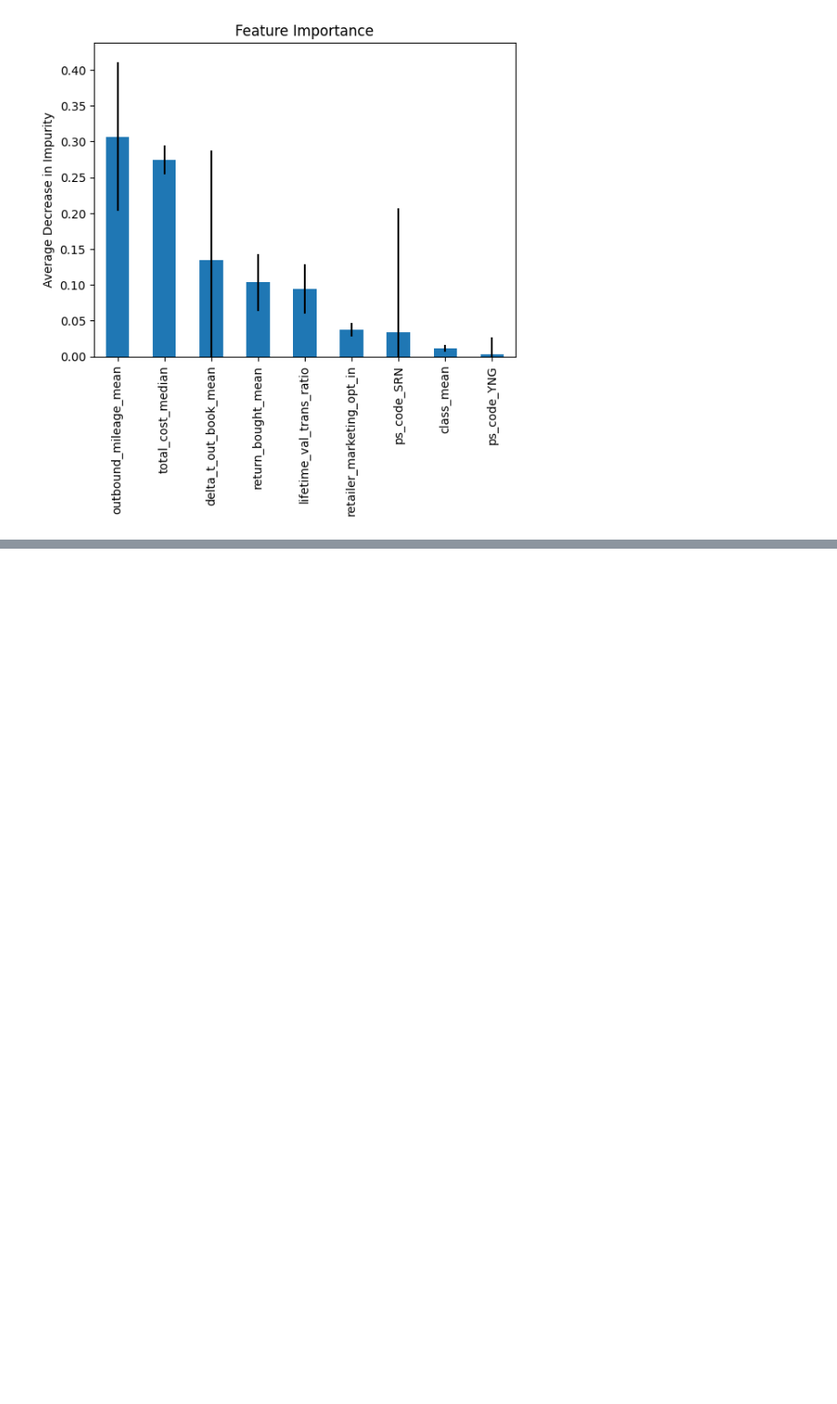
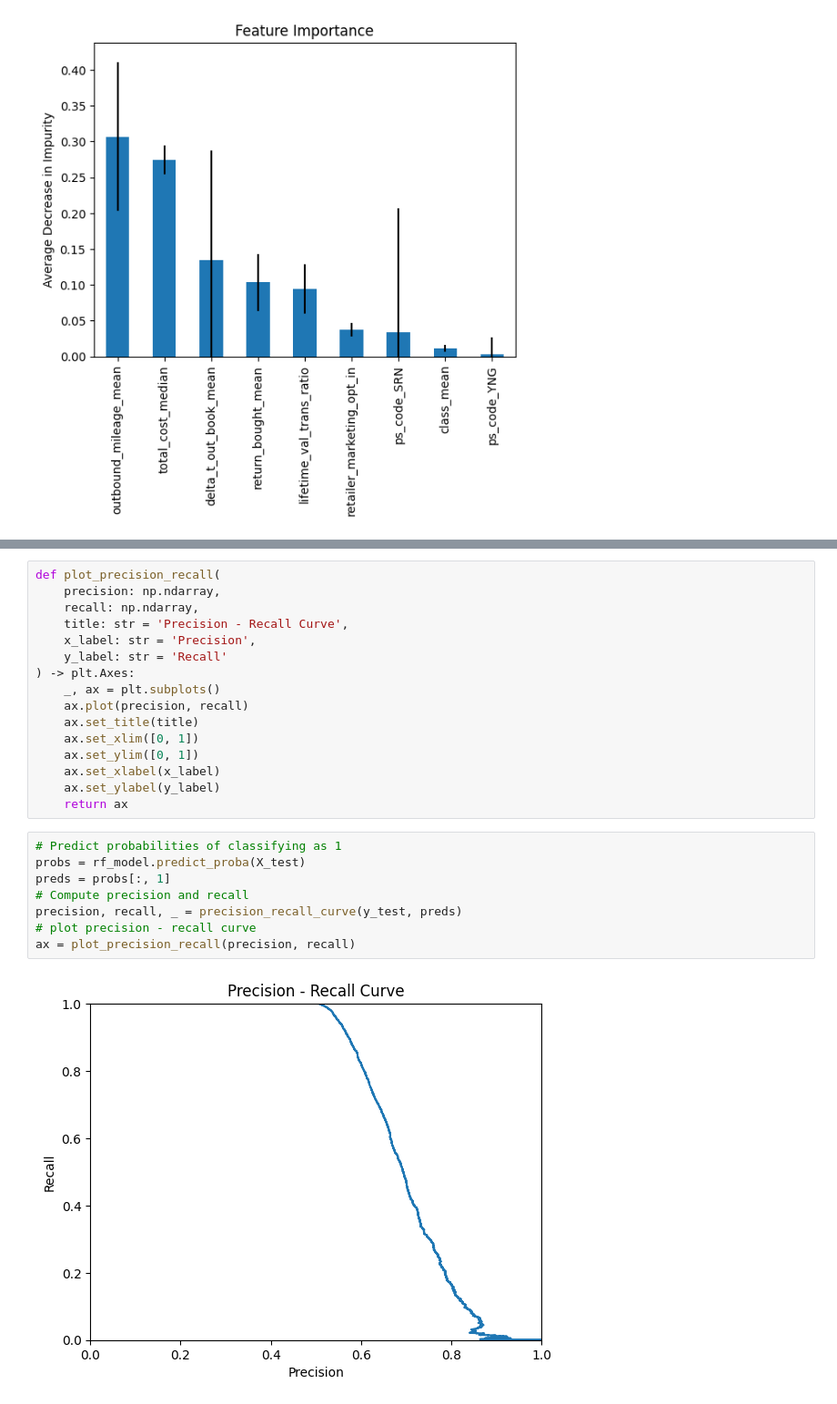
Before and after one commit to fcelli/trainline-insurance, a Jupyter notebook: trainline-insurance-data-analysis.ipynb, the cells around one changed output, grey strips where cells are left out. Shown: that part at 91% size. Cells and saved outputs as stored; diff of their text form; blank space fills up the shorter version.

Commit message:
Add precision - recall curve

```diff
--- a/trainline-insurance-data-analysis.ipynb
+++ b/trainline-insurance-data-analysis.ipynb
@@ -591,3 +624,29 @@ ax = plot_importances(rf_model, X_train.columns)
+# %%
+def plot_precision_recall(
+    precision: np.ndarray,
+    recall: np.ndarray,
+    title: str = 'Precision - Recall Curve',
+    x_label: str = 'Precision',
+    y_label: str = 'Recall'
+) -> plt.Axes:
+    _, ax = plt.subplots()
+    ax.plot(precision, recall)
+    ax.set_title(title)
+    ax.set_xlim([0, 1])
+    ax.set_ylim([0, 1])
+    ax.set_xlabel(x_label)
+    ax.set_ylabel(y_label)
+    return ax
+# %%
+# Predict probabilities of classifying as 1
+probs = rf_model.predict_proba(X_test)
+preds = probs[:, 1]
+# Compute precision and recall
+precision, recall, _ = precision_recall_curve(y_test, preds)
+# plot precision - recall curve
+ax = plot_precision_recall(precision, recall)
+# %% [output]
+[figure, added]
 # %% [markdown]
 # 6. Conclusions
 This analysis explores the modelling of the propensity of Trainline customers to buy travel insurance.
```
Also changed, not shown: parts of 7 cells of this notebook.
